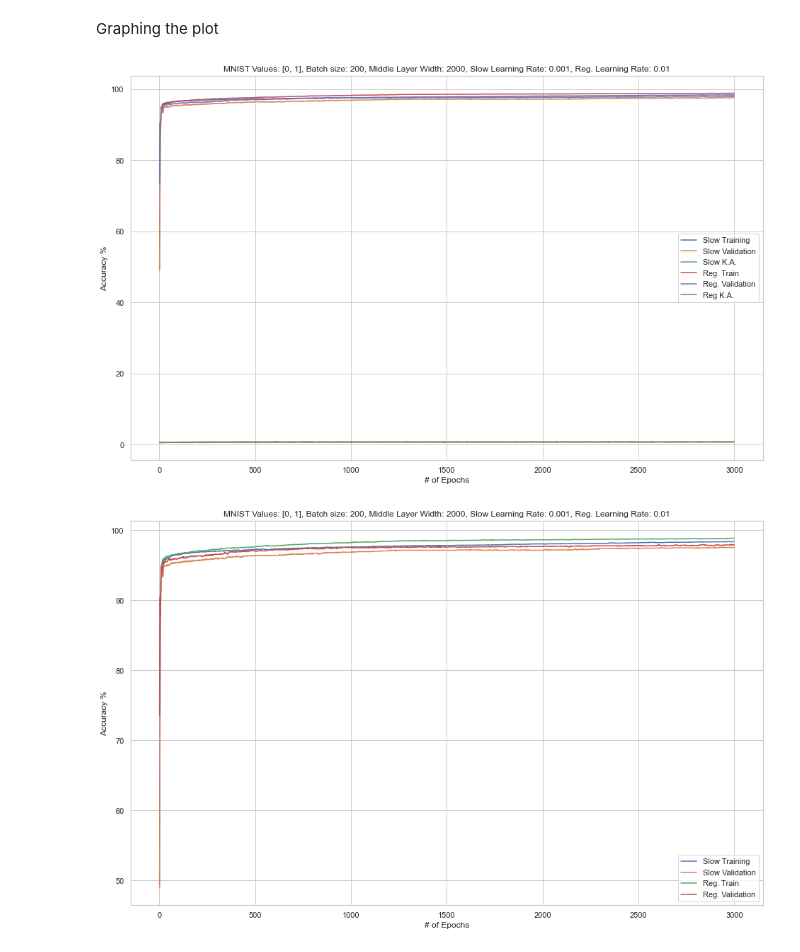
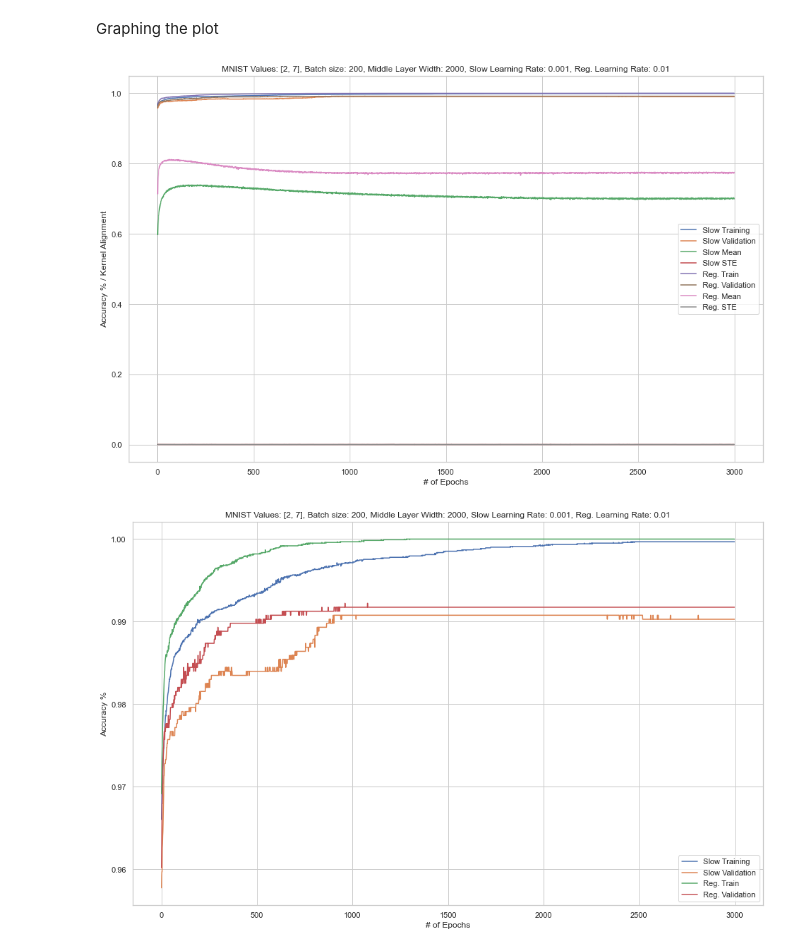
Before and after one commit to glomerulus-lab/slow-feature-learning, a Jupyter notebook: exploratory.ipynb, the cells around one changed output. Drawn from its saved outputs; the diff is of its cells as text; code cells hidden in the pictures.

```diff
--- a/exploratory.ipynb
+++ b/exploratory.ipynb
@@ -30,10 +30,10 @@ df
 # %% [markdown]
 Cleaning the dataframe for readability and graphability.
 # %%
-df = df.drop(['Unnamed: 0', '0', '4'], axis=1).drop([0])
+df = df.drop(['Unnamed: 0', '0', '5'], axis=1).drop([0])
 # %%
-df = df.rename({'1':"Slow Training",'2': "Slow Validation", '3': "Slow K.A.",
-                '5':"Reg. Train", '6':"Reg. Validation", '7': "Reg K.A."}, axis=1)
+df = df.rename({'1':"Slow Training",'2': "Slow Validation", '3': "Slow Mean", '4': "Slow STE",
+                '6':"Reg. Train", '7':"Reg. Validation", '8': "Reg. Mean", '9': "Reg. STE"}, axis=1)
 # %%
 df
 # %% [output]
@@ -56,17 +56,17 @@ Graphing the plot
 sns.set(rc = {'figure.figsize':(16,10)}) # setting figure size
 sns.set_style('whitegrid') # setting seaborn theme
 plot = sns.lineplot(data=df, dashes=False);
-plot.set_title("MNIST Values: [0, 1], Batch size: 200, Middle Layer Width: 2000, Slow Learning Rate: 0.001, Reg. Learning Rate: 0.01")
+plot.set_title("MNIST Values: [2, 7], Batch size: 200, Middle Layer Width: 2000, Slow Learning Rate: 0.001, Reg. Learning Rate: 0.01")
 plt.xlabel("# of Epochs");
-plt.ylabel("Accuracy %");
+plt.ylabel("Accuracy % / Kernel Alignment");
 # %% [output]
-[figure, old version]
+[figure, new version]
 # %%
 sns.set(rc = {'figure.figsize':(16,10)}) # setting figure size
 sns.set_style('whitegrid') # setting seaborn theme
 plot = sns.lineplot(data=df[["Slow Training", "Slow Validation", "Reg. Train", "Reg. Validation"]], dashes=False);
-plot.set_title("MNIST Values: [0, 1], Batch size: 200, Middle Layer Width: 2000, Slow Learning Rate: 0.001, Reg. Learning Rate: 0.01")
+plot.set_title("MNIST Values: [2, 7], Batch size: 200, Middle Layer Width: 2000, Slow Learning Rate: 0.001, Reg. Learning Rate: 0.01")
 plt.xlabel("# of Epochs");
 plt.ylabel("Accuracy %");
 # %% [output]
-[figure, old version]
+[figure, new version]
```
Also changed, not shown: parts of 3 cells of this notebook, 4 other files.
